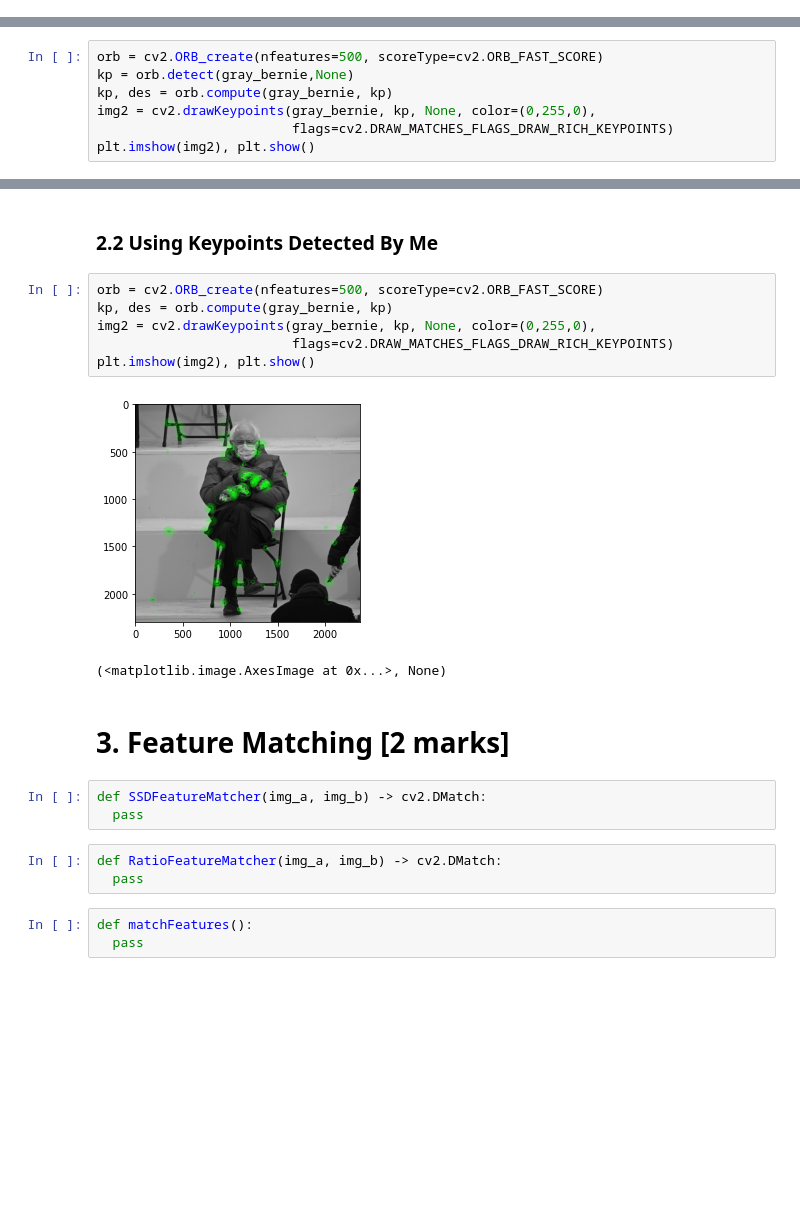
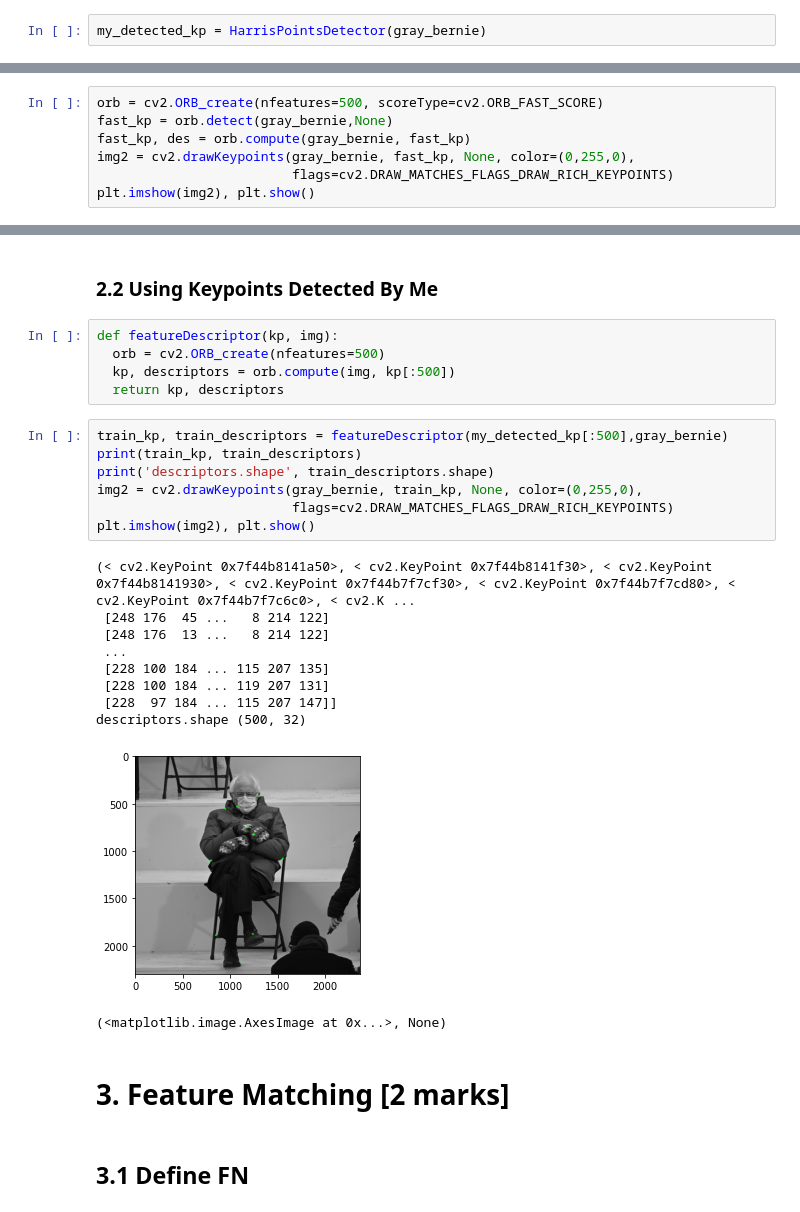
Before and after one commit to JonasVerbickas/CompVision, a Jupyter notebook: CV_CW2.ipynb, the cells around one changed output, grey strips where cells are left out. Saved outputs shown, nothing was run; the diff lists cells and outputs as text; blank space fills up the shorter version.

Commit message:
Feature matching MVP

```diff
--- a/CV_CW2.ipynb
+++ b/CV_CW2.ipynb
@@ -130,0 +66,2 @@ plt.imshow(scipy.ndimage.gaussian_filter(corner_strength_img>=100000, sigma=50,
+# %%
+my_detected_kp = HarrisPointsDetector(gray_bernie)
@@ -176,8 +112,8 @@ plt.imshow(gray_bernie_w_harris), plt.show()
 # %%
 orb = cv2.ORB_create(nfeatures=500, scoreType=cv2.ORB_FAST_SCORE)
-kp = orb.detect(gray_bernie,None)
-kp, des = orb.compute(gray_bernie, kp)
-img2 = cv2.drawKeypoints(gray_bernie, kp, None, color=(0,255,0),
+fast_kp = orb.detect(gray_bernie,None)
+fast_kp, des = orb.compute(gray_bernie, fast_kp)
+img2 = cv2.drawKeypoints(gray_bernie, fast_kp, None, color=(0,255,0),
                          flags=cv2.DRAW_MATCHES_FLAGS_DRAW_RICH_KEYPOINTS)
 plt.imshow(img2), plt.show()
 # %% [output]
@@ -185,23 +121,30 @@ plt.imshow(img2), plt.show()
 (<matplotlib.image.AxesImage at 0x...>, None)
 # %% [markdown]
 ### 2.2 Using Keypoints Detected By Me
+# %%
+def featureDescriptor(kp, img):
+  orb = cv2.ORB_create(nfeatures=500)
+  kp, descriptors = orb.compute(img, kp[:500])
+  return kp, descriptors
 # %%
-orb = cv2.ORB_create(nfeatures=500, scoreType=cv2.ORB_FAST_SCORE)
-kp, des = orb.compute(gray_bernie, kp)
-img2 = cv2.drawKeypoints(gray_bernie, kp, None, color=(0,255,0),
+train_kp, train_descriptors = featureDescriptor(my_detected_kp[:500],gray_bernie)
+print(train_kp, train_descriptors)
+print('descriptors.shape', train_descriptors.shape)
+img2 = cv2.drawKeypoints(gray_bernie, train_kp, None, color=(0,255,0),
                          flags=cv2.DRAW_MATCHES_FLAGS_DRAW_RICH_KEYPOINTS)
 plt.imshow(img2), plt.show()
 # %% [output]
+(< cv2.KeyPoint 0x7f44b8141a50>, < cv2.KeyPoint 0x7f44b8141f30>, < cv2.KeyPoint 0x7f44b8141930>, < cv2.KeyPoint 0x7f44b7f7cf30>, < cv2.KeyPoint 0x7f44b7f7cd80>, < cv2.KeyPoint 0x7f44b7f7c6c0>, < cv2.K ...
+ [248 176  45 ...   8 214 122]
+ [248 176  13 ...   8 214 122]
+ ...
+ [228 100 184 ... 115 207 135]
+ [228 100 184 ... 119 207 131]
+ [228  97 184 ... 115 207 147]]
+descriptors.shape (500, 32)
-[figure, old version]
+[figure, new version]
-(<matplotlib.image.AxesImage at 0x...>, None)
+(<matplotlib.image.AxesImage at 0x...>, None)
 # %% [markdown]
 # 3. Feature Matching [2 marks]
-# %%
-def SSDFeatureMatcher(img_a, img_b) -> cv2.DMatch:
-  pass
-# %%
-def RatioFeatureMatcher(img_a, img_b) -> cv2.DMatch:
-  pass
-# %%
-def matchFeatures():
-  pass
+# %% [markdown]
+## 3.1 Define FN
```
Also changed, not shown: parts of 21 cells of this notebook.
